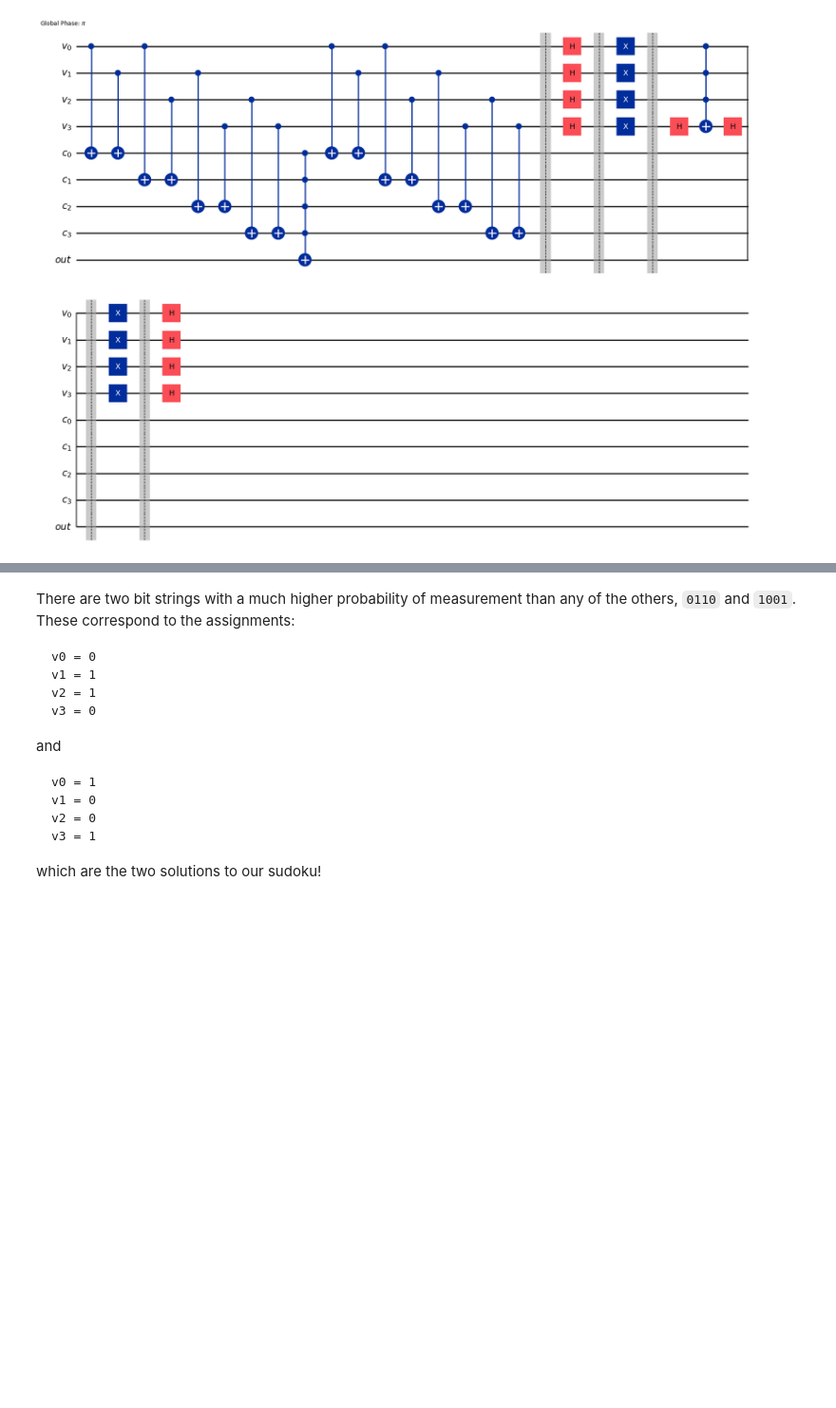
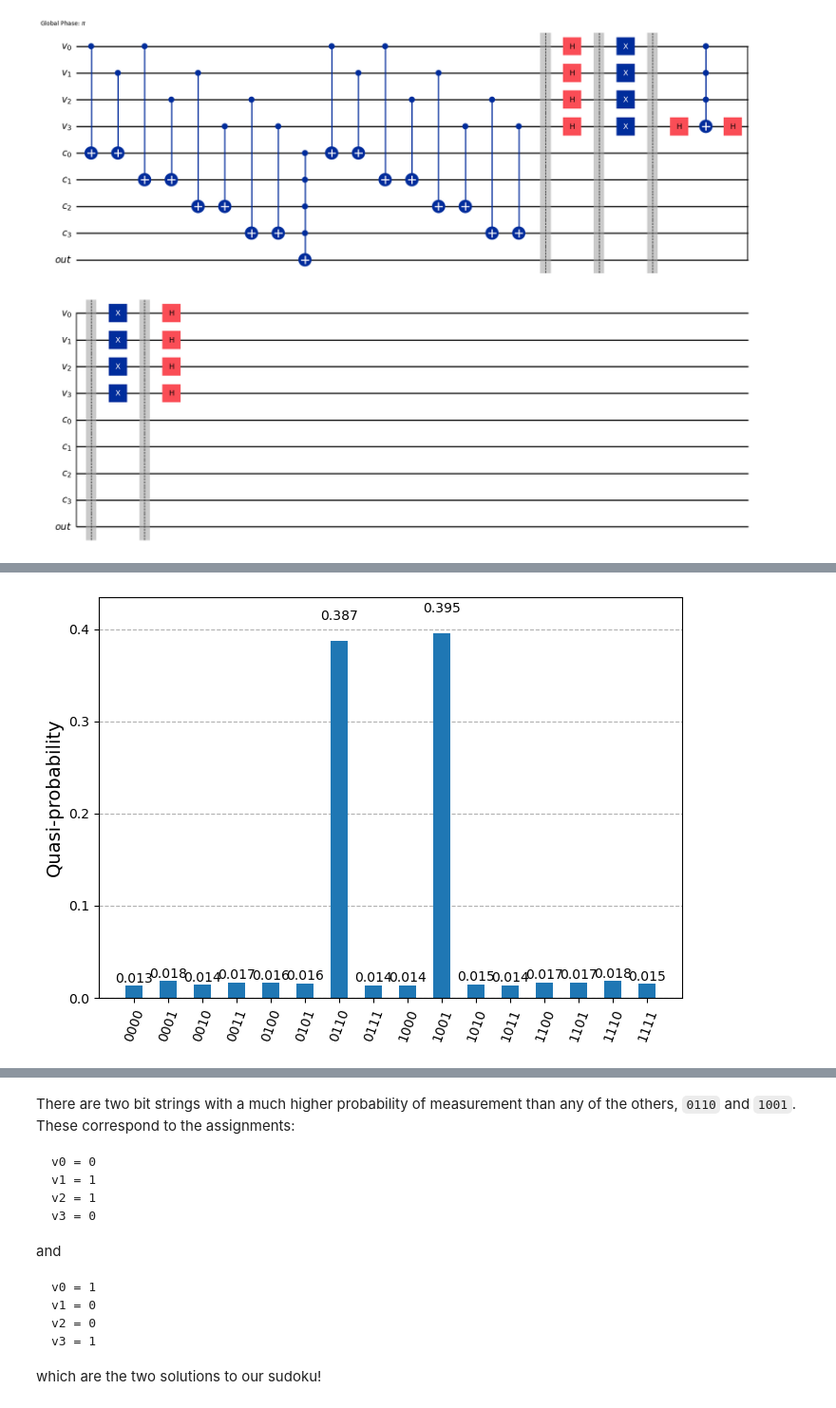
Before and after one commit to hyperfi/NITJ-Workshop-Grover-Search, a Jupyter notebook: Grover_Lab_experiment_4.ipynb, the cells around one changed output, grey strips where cells are left out. Shown at 95% size. Cells and saved outputs as stored; diff of their text form; code cells hidden in the pictures; blank space fills up the shorter version.

```diff
--- a/Grover_Lab_experiment_4.ipynb
+++ b/Grover_Lab_experiment_4.ipynb
@@ -83,14 +86,16 @@ Grover_circuit.draw(output="mpl", style="iqp")
 # %%
 # 4. Simulate the circuit using the statevector simulator to check that the amplitude of the solution state is indeed amplified. You can use the StatevectorSampler primitive for this.
 
 sampler = StatevectorSampler()
 
 # Run using sampler
 result = sampler.run([Grover_circuit], shots=5000).result()
 # Access result data for PUB 0 and plot distribution
 data_pub = result[0].data
 counts = data_pub.cbits.get_counts()
-# plot_distribution(counts)
+plot_distribution(counts)
+# %% [output]
+[figure, added]
 # %%
 # 5. Run the circuit on the fake backend and plot the results
 
```
Also changed, not shown: parts of 2 cells of this notebook, 3 other files.
